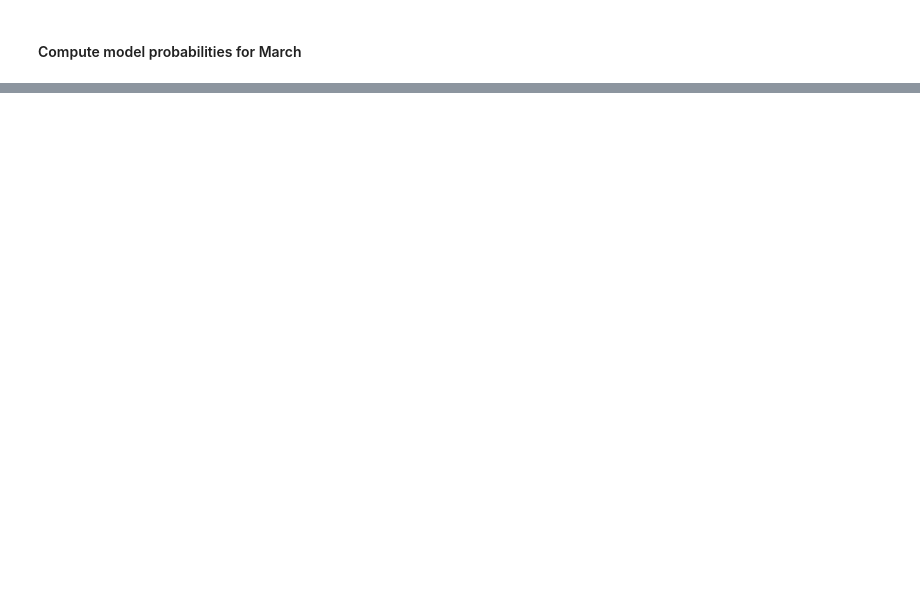
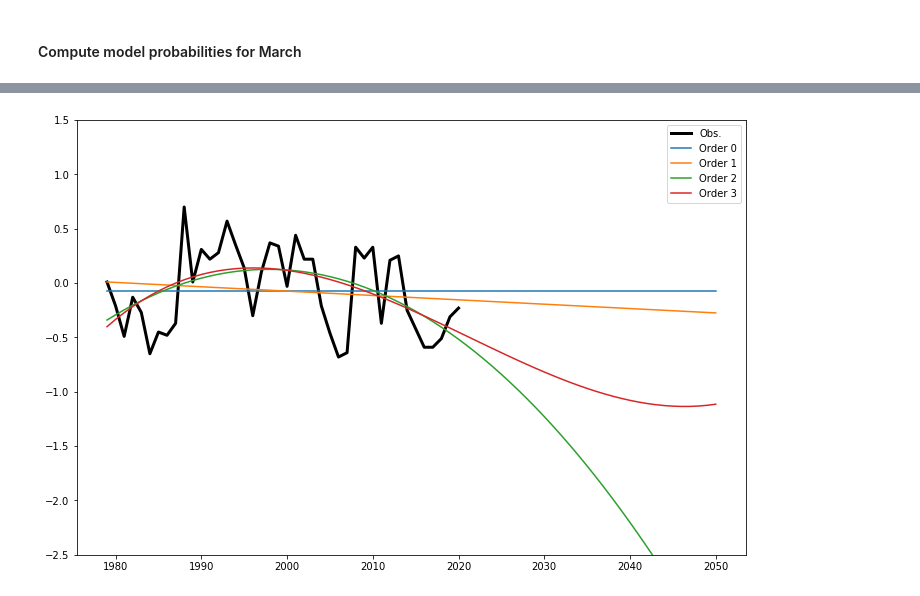
Before and after one commit to Ashleykjimenez/lecture14-code, a Jupyter notebook: ExtentRegression.ipynb, the cells around one changed output, grey strips where cells are left out. Saved outputs shown, nothing was run; the diff lists cells and outputs as text; code cells hidden in the pictures; blank space fills up the shorter version.

```diff
--- a/ExtentRegression.ipynb
+++ b/ExtentRegression.ipynb
@@ -384,3 +408,22 @@ Order 4, Prob 0.00
 
 Bayes Factor Order 0 / Order 1:
 90.05706350200252
+# %%
+plt.figure(figsize=(12,8))
+plt.plot(mar_df['year'],mar_df['area_anomaly'], 'k', linewidth=3, label='Obs.')
+
+
+for i in range(len(all_orders)):
+    prior = ConstructPrior(all_orders[i])
+
+    post = ConstructPosterior(prior, mar_df, obs_var)
+
+    V_pred = CreateVandermonde(all_orders[i], pred_years)
+    plt.plot(pred_years+start_year, V_pred@post.GetMean(), label='Order %d'%all_orders[i])
+
+
+plt.ylim([-2.5,1.5])
+plt.legend()
+plt.show()
+# %% [output]
+[figure, added]
```
Also changed, not shown: parts of 5 cells of this notebook.
